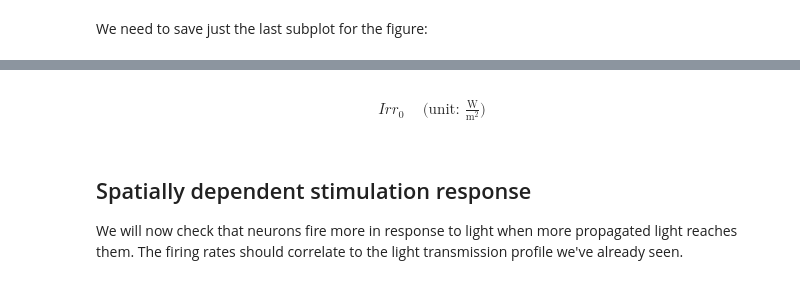
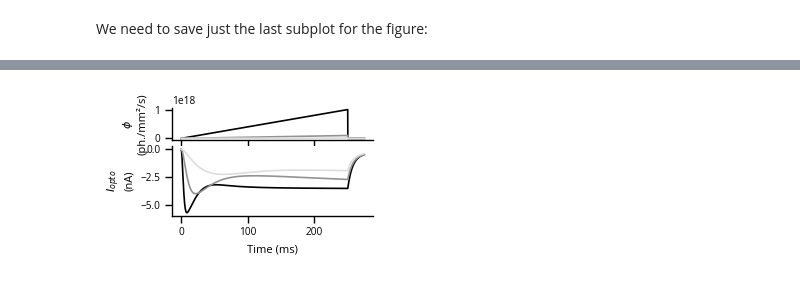
Before and after one commit to siplab-gt/cleo, a Jupyter notebook: notebooks/opto_validation.ipynb, the cells around one changed output, grey strips where cells are left out. Saved outputs shown, nothing was run; the diff lists cells and outputs as text; code cells hidden in the pictures.

```diff
--- a/notebooks/opto_validation.ipynb
+++ b/notebooks/opto_validation.ipynb
@@ -164,57 +164,35 @@ sim = cleo.CLSimulator(net)
 
 chr2 = cleo.opto.chr2_4s()
 sim.inject(chr2, ng)
-fiber = cleo.light.Light(
-    light_model=cleo.light.fiber473nm(), wavelength=473 * b2.nmeter
-)
-sim.inject(fiber, ng)
 
 pulse_width = 250 * b2.ms
-
-opto_syn = chr2.synapses[ng.name]
-Ephoton = (
-    6.63e-34
-    * b2.meter**2
-    * b2.kgram
-    / b2.second
-    * 2.998e8
-    * b2.meter
-    / b2.second
-    / fiber.wavelength
-)
-# converting from photon flux to irradiance at point (Irr) to fiber tip irradiance (Irr0)
-# phi [1e18, 1e17, 1e16] * Ephoton / T
-fiber.source.run_regularly(
+light_agg_ng = chr2.light_agg_ngs[ng.name]
+light_agg_ng.run_regularly(
     """pulse = t < pulse_width
-        Irr0_peak = 1e18/10**i /second/mm2 * Ephoton / T
-        Irr0 = pulse * Irr0_peak * (t/pulse_width)
-""",
+        phi_peak = 1e18/10**i /second/mm2
+        phi = pulse * phi_peak * (t/pulse_width)""",
     name="stim",
 )
 
-Omon = b2.StateMonitor(opto_syn, ["O1", "C1", "C2", "O2", "phi_pre"], record=True)
+Omon = b2.StateMonitor(light_agg_ng, ["phi"], record=True)
 Iopto_mon = b2.StateMonitor(ng, ["Iopto"], record=True)
 net.add(Omon, Iopto_mon)
 
-sim.run(pulse_width + 50 * b2.ms)
+sim.run(pulse_width + 25 * b2.ms)
 
 ### Plots
-fig = plt.figure(figsize=(2.1, 1.5))
+fig = plt.figure(figsize=(2.6, 1.4))
 ax_size_factor = 3
 ax1 = plt.subplot2grid(shape=(ax_size_factor, 1), loc=(0, 0), fig=fig)
 l_phi = ax1.plot(Omon.t / b2.ms, Omon.phi.T * b2.mm2)
 for line, c in zip(l_phi, ["k", "#939393", "#DDDDDD"]):
     line.set_color(c)
-ax1.set(ylabel="$\phi$\n(ph./mm$^2$/s)", xticklabels=[])
+ax1.set(ylabel="$\\phi$\n(ph./mm²/s)", xticklabels=[])
 
 ax2 = plt.subplot2grid(shape=(ax_size_factor, 1), loc=(1, 0), rowspan=4)
 l_I = ax2.plot(Iopto_mon.t / b2.ms, -Iopto_mon.Iopto_.T / b2.namp)
 for line, c in zip(l_I, ["k", "#939393", "#DDDDDD"]):
     line.set_color(c)
 ax2.set(ylabel="$I_{opto}$\n(nA)", xlabel="Time (ms)")
-# ax2.legend([str(x) for x in [18, 17, 16]])
-# ax2.legend(['$\phi_{max}=$1e' + str(x) + ' (ph./mm$^2$/s)' for x in [18, 17, 16]])
-# plt.tight_layout()
-sns.despine()
-plt.savefig("img/fig/opto_ramp.svg", bbox_inches="tight")
+plt.savefig("img/fig/opto_ramp.svg")
 # %% [output]
@@ -225,8 +200 @@ Object was created here (most recent call only, full details in debug log):
+[figure, added]
-# %%
-fiber.source.equations
-# %% [output]
-\begin{align*}Irr_{0} &&& \text{(unit: $\frac{\mathrm{W}}{\mathrm{m}^{2}}$)}\end{align*}
-# %% [markdown]
-## Spatially dependent stimulation response
-
-We will now check that neurons fire more in response to light when more propagated light reaches them. The firing rates should correlate to the light transmission profile we've already seen.
```
Also changed, not shown: parts of 9 cells of this notebook, 1 other file.
